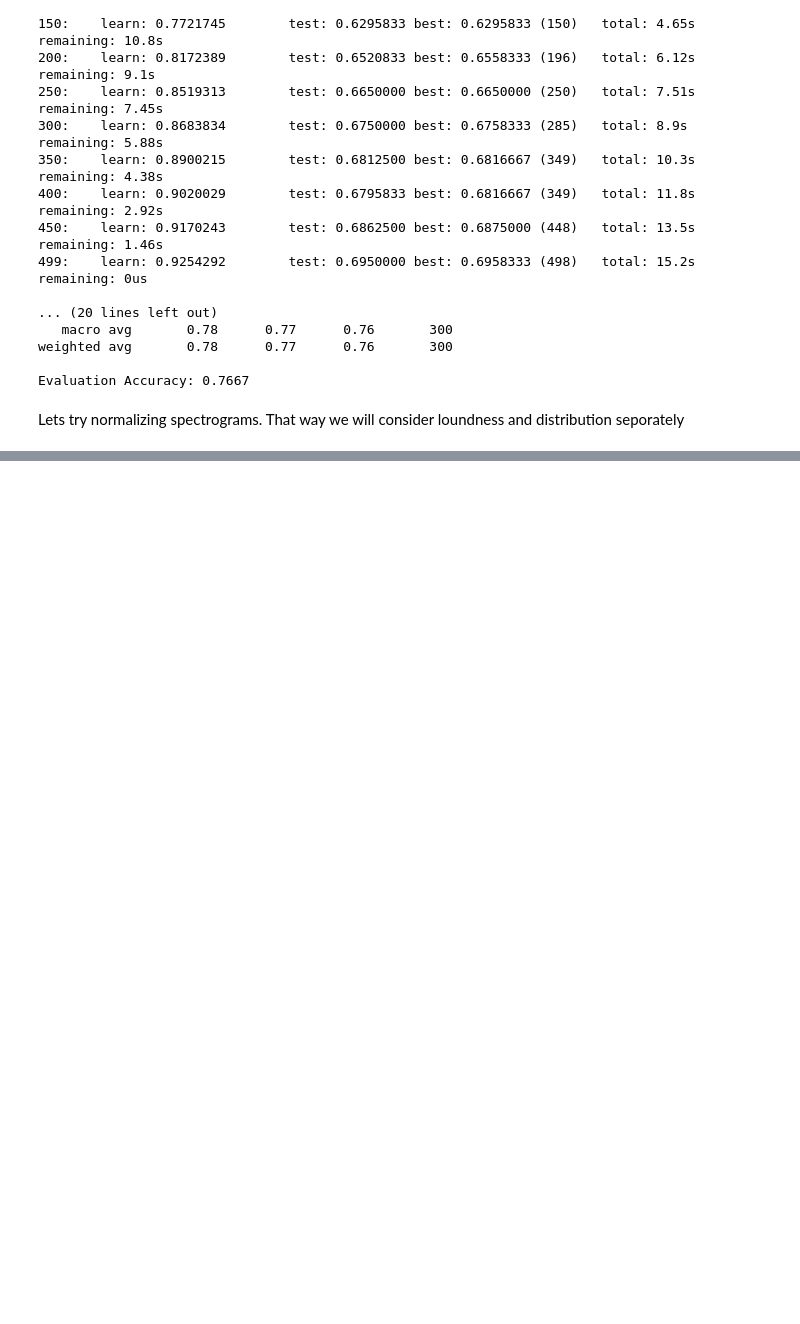
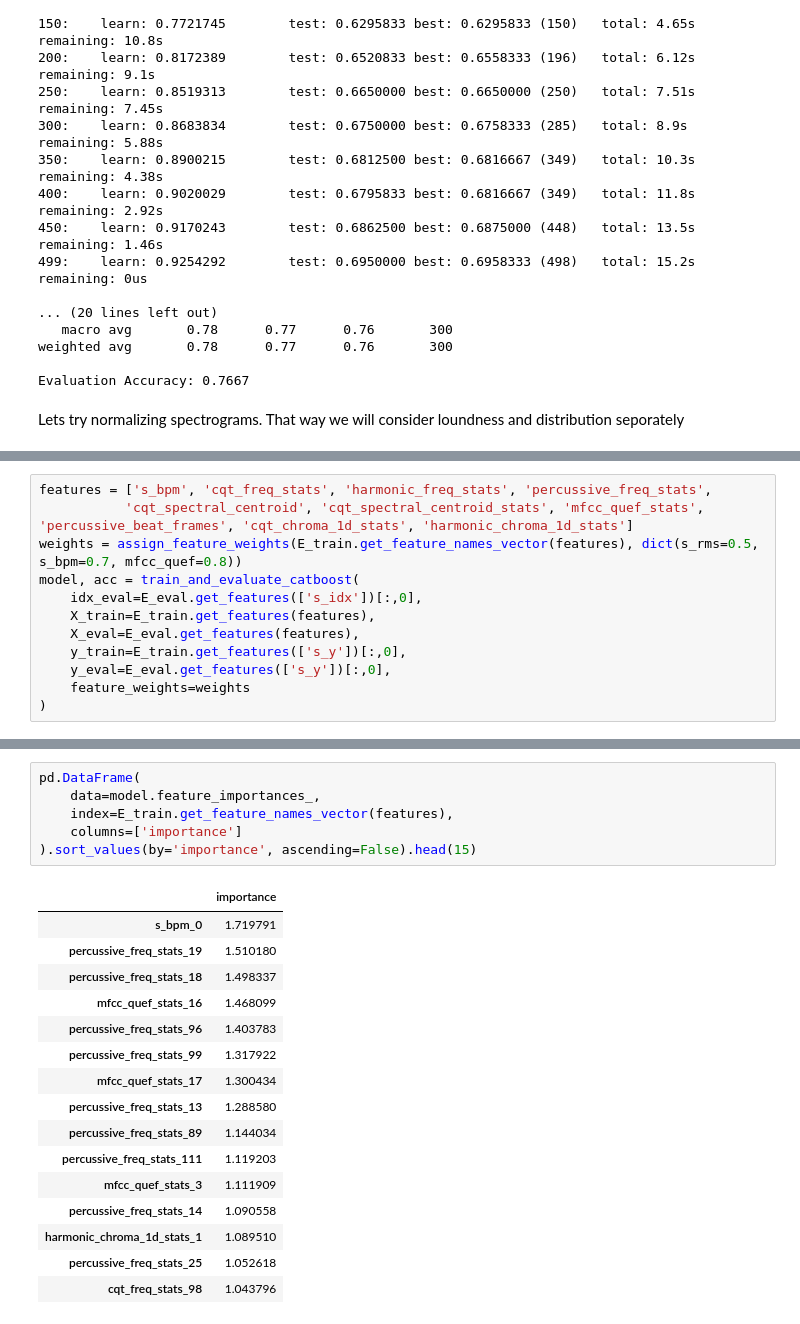
Before and after one commit to dmitrysluch/ariel-tds-music-genre, a Jupyter notebook: genre_detenction_ext.ipynb, the cells around one changed output, grey strips where cells are left out. Saved outputs shown, nothing was run; the diff lists cells and outputs as text; blank space fills up the shorter version.

```diff
--- a/genre_detenction_ext.ipynb
+++ b/genre_detenction_ext.ipynb
@@ -1048,0 +1185,12 @@ Lets try normalizing spectrograms. That way we will consider loundness and distr
+# %%
+features = ['s_bpm', 'cqt_freq_stats', 'harmonic_freq_stats', 'percussive_freq_stats',
+           'cqt_spectral_centroid', 'cqt_spectral_centroid_stats', 'mfcc_quef_stats', 'percussive_beat_frames', 'cqt_chroma_1d_stats', 'harmonic_chroma_1d_stats']
+weights = assign_feature_weights(E_train.get_feature_names_vector(features), dict(s_rms=0.5, s_bpm=0.7, mfcc_quef=0.8))
+model, acc = train_and_evaluate_catboost(
+    idx_eval=E_eval.get_features(['s_idx'])[:,0],
+    X_train=E_train.get_features(features),
+    X_eval=E_eval.get_features(features),
+    y_train=E_train.get_features(['s_y'])[:,0],
+    y_eval=E_eval.get_features(['s_y'])[:,0],
+    feature_weights=weights
+)
@@ -1048,0 +1216,23 @@ Lets try normalizing spectrograms. That way we will consider loundness and distr
+# %%
+pd.DataFrame(
+    data=model.feature_importances_,
+    index=E_train.get_feature_names_vector(features),
+    columns=['importance']
+).sort_values(by='importance', ascending=False).head(15)
+# %% [output]
+|  | importance |
+| s_bpm_0 | 1.719791 |
+| percussive_freq_stats_19 | 1.510180 |
+| percussive_freq_stats_18 | 1.498337 |
+| mfcc_quef_stats_16 | 1.468099 |
+| percussive_freq_stats_96 | 1.403783 |
+| percussive_freq_stats_99 | 1.317922 |
+| mfcc_quef_stats_17 | 1.300434 |
+| percussive_freq_stats_13 | 1.288580 |
+| percussive_freq_stats_89 | 1.144034 |
+| percussive_freq_stats_111 | 1.119203 |
+| mfcc_quef_stats_3 | 1.111909 |
+| percussive_freq_stats_14 | 1.090558 |
+| harmonic_chroma_1d_stats_1 | 1.089510 |
+| percussive_freq_stats_25 | 1.052618 |
+| cqt_freq_stats_98 | 1.043796 |
```
Also changed, not shown: parts of 14 cells of this notebook.
